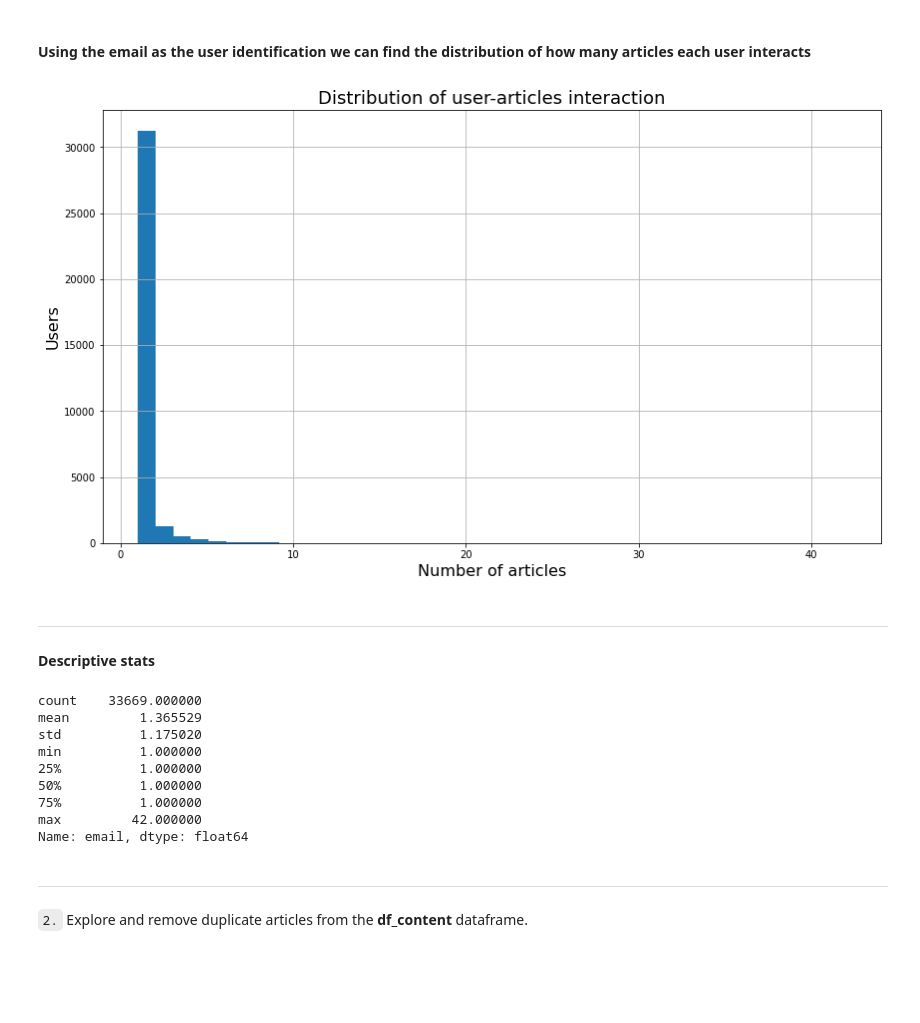
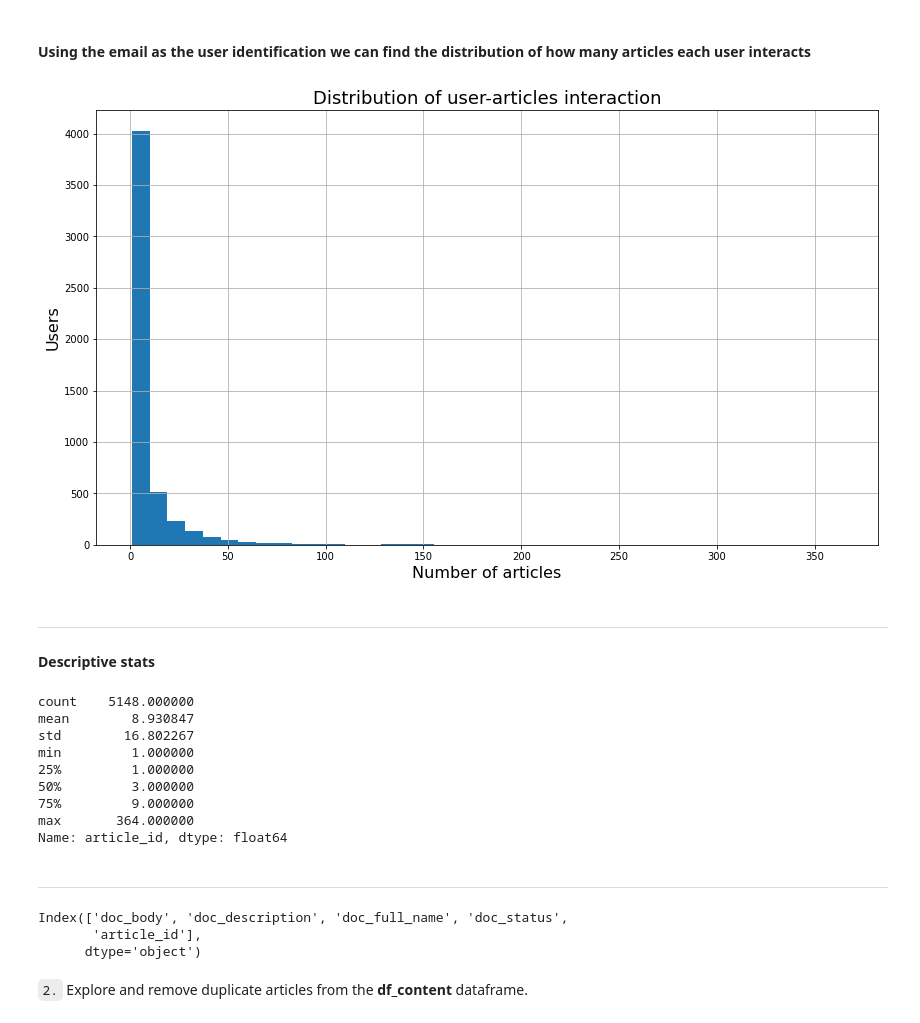
Before and after one commit to rafaelmata357/Data-Science-Udacity, a Jupyter notebook: Recommendations/Recommendations_with_IBM.ipynb, the cells around one changed output. Drawn from its saved outputs; the diff is of its cells as text; code cells hidden in the pictures; blank space fills up the shorter version.

Commit message:
Feat: Graph histogram for user-article interactions

```diff
--- a/Recommendations/Recommendations_with_IBM.ipynb
+++ b/Recommendations/Recommendations_with_IBM.ipynb
@@ -71,27 +71,28 @@ Use the dictionary and cells below to provide some insight into the descriptive
 #### Using the email as the user identification we can find the distribution of how many articles each user interacts
 # %%
 fig = plt.figure(figsize=(14,8))
-df.groupby(['email','article_id'])['email'].count().hist(bins=40)
+df.groupby(['email'])['article_id'].count().hist(bins=40)
 plt.title('Distribution of user-articles interaction',fontsize=18)
 plt.xlabel('Number of articles',fontsize=16)
 plt.ylabel('Users',fontsize=16);
 # %% [output]
-[figure, old version]
+[figure, new version]
 # %% [markdown]
 ---
 #### Descriptive stats
 # %%
-df.groupby(['email','article_id'])['email'].count().describe()
+stats = df.groupby(['email'])['article_id'].count()
+stats.describe()
 # %% [output]
-count    33669.000000
-mean         1.365529
-std          1.175020
-min          1.000000
-25%          1.000000
-50%          1.000000
-75%          1.000000
-max         42.000000
-Name: email, dtype: float64
+count    5148.000000
+mean        8.930847
+std        16.802267
+min         1.000000
+25%         1.000000
+50%         3.000000
+75%         9.000000
+max       364.000000
+Name: article_id, dtype: float64
 # %% [markdown]
 ---
 # %%
@@ -102,3 +103,9 @@ max_views_by_user = df.groupby(['email','article_id'])['email'].count().max() #
+# %%
+df_content.columns
+# %% [output]
+Index(['doc_body', 'doc_description', 'doc_full_name', 'doc_status',
+       'article_id'],
+      dtype='object')
 # %% [markdown]
 `2.` Explore and remove duplicate articles from the **df_content** dataframe.
 # %%
```
Also changed, not shown: parts of 3 cells of this notebook.
